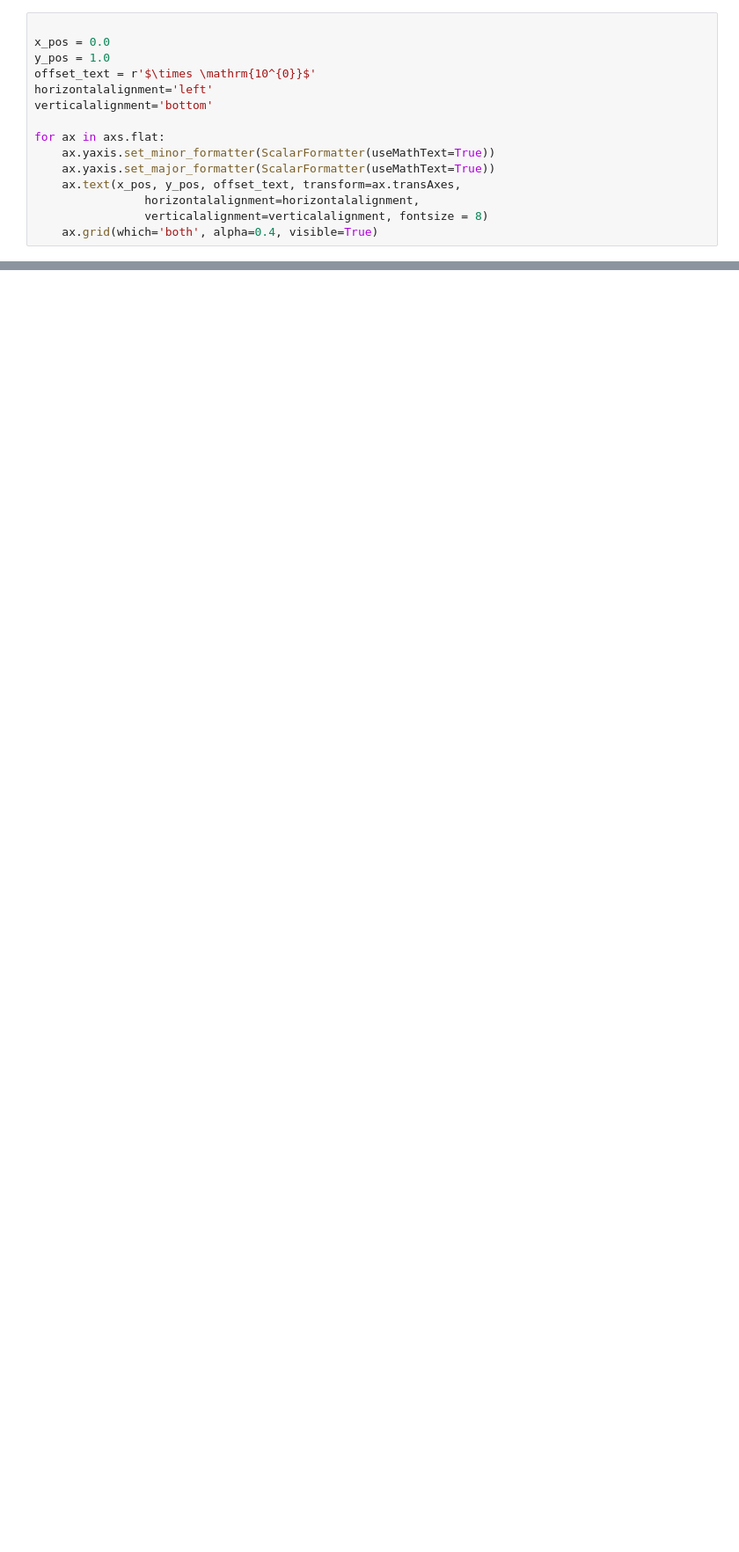
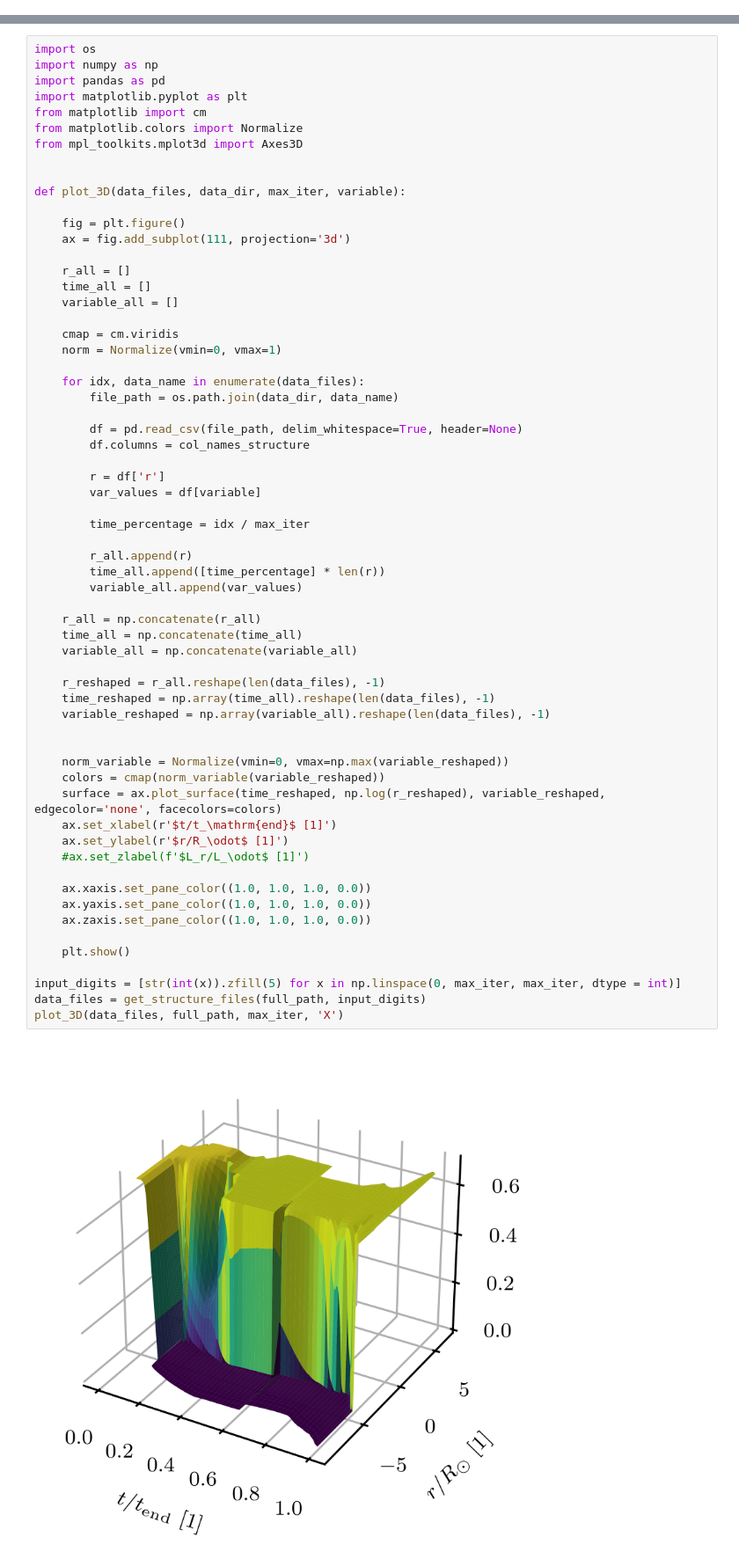
Before and after one commit to JeppJeppsson/Stellar_project, a Jupyter notebook: 3.1.ipynb, the cells around one changed output, grey strips where cells are left out. Shown at 88% size. Drawn from its saved outputs; the diff is of its cells as text; blank space fills up the shorter version.

```diff
--- a/3.1.ipynb
+++ b/3.1.ipynb
@@ -58,15 +69,0 @@ for ax in axs.flat:
-# %%
-
-x_pos = 0.0
-y_pos = 1.0
-offset_text = r'$\times \mathrm{10^{0}}$'
-horizontalalignment='left'
-verticalalignment='bottom'
-
-for ax in axs.flat:
-    ax.yaxis.set_minor_formatter(ScalarFormatter(useMathText=True))
-    ax.yaxis.set_major_formatter(ScalarFormatter(useMathText=True))
-    ax.text(x_pos, y_pos, offset_text, transform=ax.transAxes,
-                horizontalalignment=horizontalalignment,
-                verticalalignment=verticalalignment, fontsize = 8)
-    ax.grid(which='both', alpha=0.4, visible=True)
@@ -72,0 +165,64 @@ for ax in axs.flat:
+# %%
+import os
+import numpy as np
+import pandas as pd
+import matplotlib.pyplot as plt
+from matplotlib import cm
+from matplotlib.colors import Normalize
+from mpl_toolkits.mplot3d import Axes3D
+
+
+def plot_3D(data_files, data_dir, max_iter, variable):
+
+    fig = plt.figure()
+    ax = fig.add_subplot(111, projection='3d')
+
+    r_all = []
+    time_all = []
+    variable_all = []
+
+    cmap = cm.viridis
+    norm = Normalize(vmin=0, vmax=1)
+
+    for idx, data_name in enumerate(data_files):
+        file_path = os.path.join(data_dir, data_name)
+
+        df = pd.read_csv(file_path, delim_whitespace=True, header=None)
+        df.columns = col_names_structure
+
+        r = df['r']
+        var_values = df[variable]
+
+        time_percentage = idx / max_iter
+
+        r_all.append(r)
+        time_all.append([time_percentage] * len(r))
+        variable_all.append(var_values)
+
+    r_all = np.concatenate(r_all)
+    time_all = np.concatenate(time_all)
+    variable_all = np.concatenate(variable_all)
+
+    r_reshaped = r_all.reshape(len(data_files), -1)
+    time_reshaped = np.array(time_all).reshape(len(data_files), -1)
+    variable_reshaped = np.array(variable_all).reshape(len(data_files), -1)
+
+
+    norm_variable = Normalize(vmin=0, vmax=np.max(variable_reshaped))
+    colors = cmap(norm_variable(variable_reshaped))
+    surface = ax.plot_surface(time_reshaped, np.log(r_reshaped), variable_reshaped, edgecolor='none', facecolors=colors)
+    ax.set_xlabel(r'$t/t_\mathrm{end}$ [1]')
+    ax.set_ylabel(r'$r/R_\odot$ [1]')
+    #ax.set_zlabel(f'$L_r/L_\odot$ [1]')
+
+    ax.xaxis.set_pane_color((1.0, 1.0, 1.0, 0.0))
+    ax.yaxis.set_pane_color((1.0, 1.0, 1.0, 0.0))
+    ax.zaxis.set_pane_color((1.0, 1.0, 1.0, 0.0))
+
+    plt.show()
+
+input_digits = [str(int(x)).zfill(5) for x in np.linspace(0, max_iter, max_iter, dtype = int)]
+data_files = get_structure_files(full_path, input_digits)
+plot_3D(data_files, full_path, max_iter, 'X')
+# %% [output]
+[figure, added]
```
Also changed, not shown: parts of 11 cells of this notebook.
